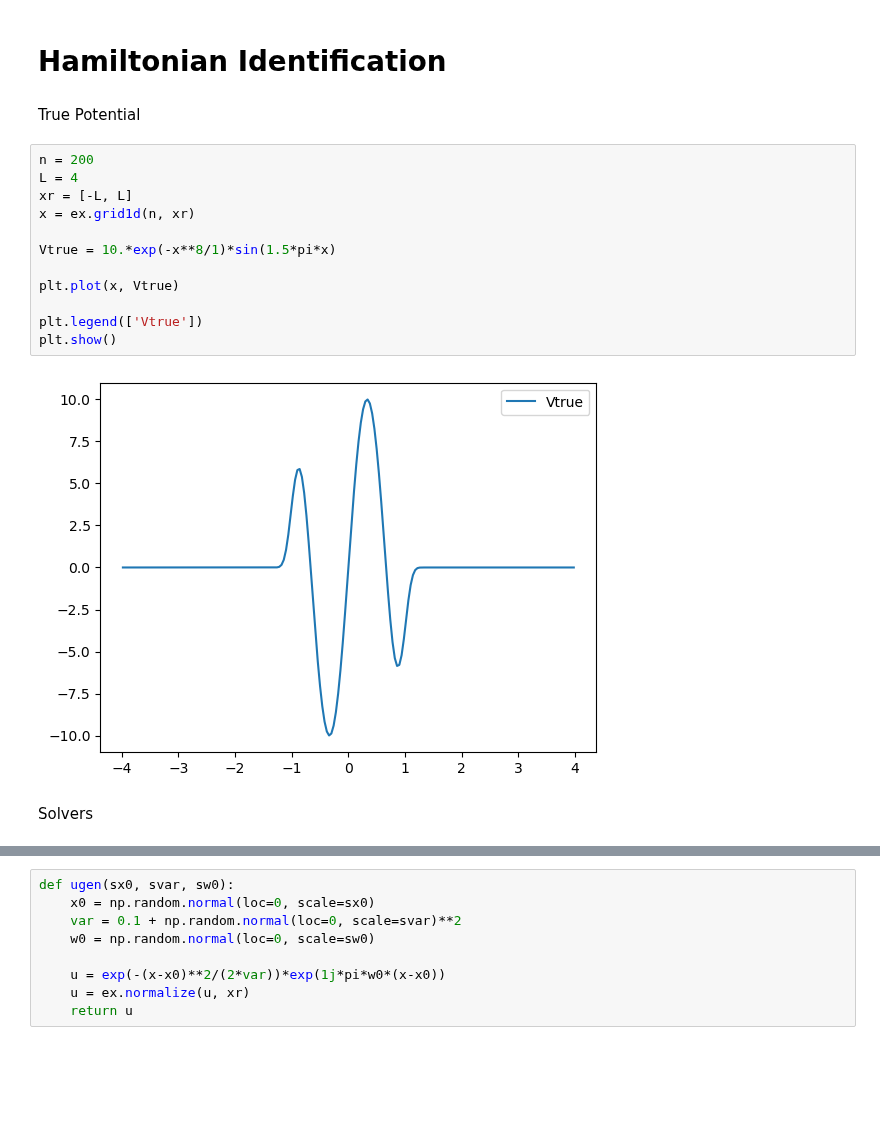
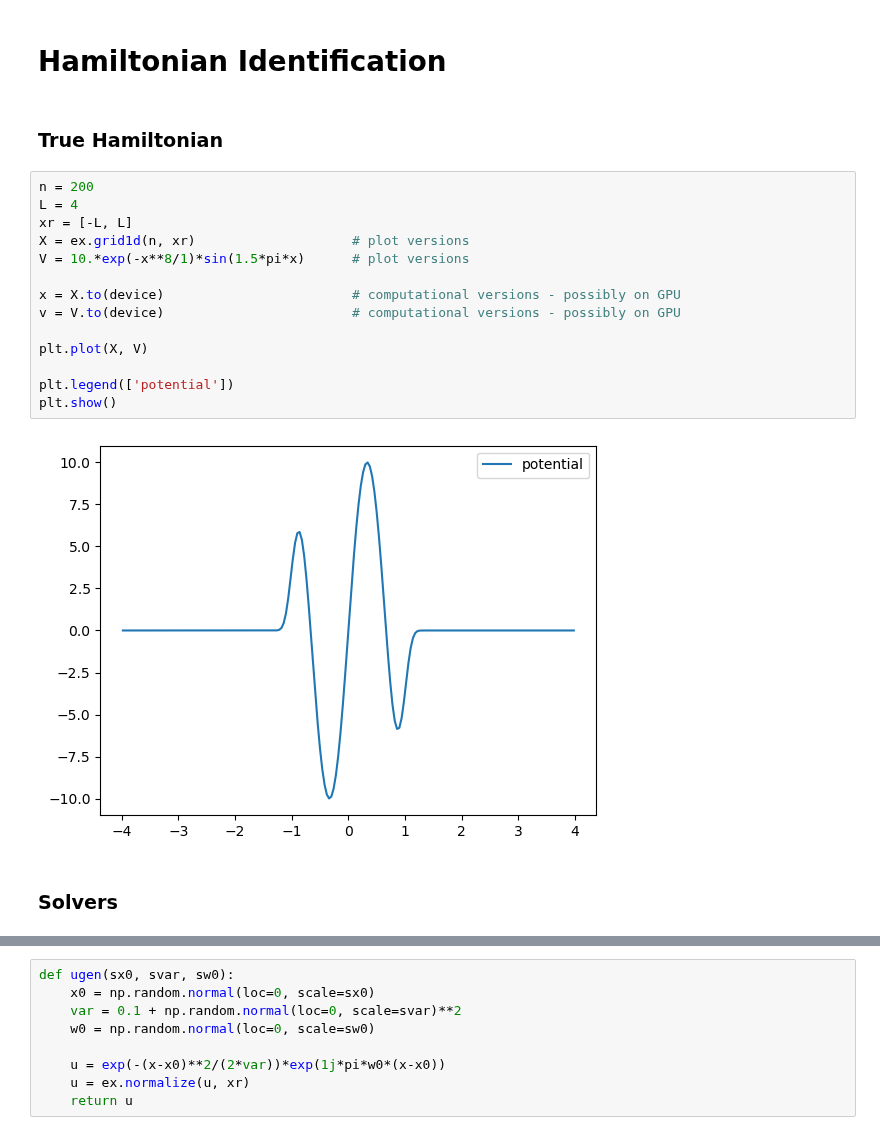
Before and after one commit to brownadder/expsolve, a Jupyter notebook: examples/fourier/torch-play.ipynb, the cells around one changed output, grey strips where cells are left out. Saved outputs shown, nothing was run; the diff lists cells and outputs as text; blank space fills up the shorter version.

```diff
--- a/examples/fourier/torch-play.ipynb
+++ b/examples/fourier/torch-play.ipynb
@@ -30,24 +31,26 @@ device
 device(type='cuda')
 # %% [markdown]
 # Hamiltonian Identification
-# %% [markdown]
-True Potential
+# %% [markdown]
+### True Hamiltonian
 # %%
 n = 200
 L = 4
 xr = [-L, L]
-x = ex.grid1d(n, xr)
+X = ex.grid1d(n, xr)                    # plot versions
+V = 10.*exp(-x**8/1)*sin(1.5*pi*x)      # plot versions
 
-Vtrue = 10.*exp(-x**8/1)*sin(1.5*pi*x)
+x = X.to(device)                        # computational versions - possibly on GPU
+v = V.to(device)                        # computational versions - possibly on GPU
 
-plt.plot(x, Vtrue)
+plt.plot(X, V)
 
-plt.legend(['Vtrue'])
+plt.legend(['potential'])
 plt.show()
 # %% [output]
-[figure, old version]
+[figure, new version]
-# %% [markdown]
-Solvers
+# %% [markdown]
+### Solvers
 # %%
 eLu = lambda t, tauV, h, c, u: ex.diffopexp(0, 2, 1j*c*h, u, xr)
 eVu = lambda V: lambda t, tauL, h, c, u: exp(-1j*c*h*V)*u
```
Also changed, not shown: parts of 32 cells of this notebook, 3 other files.
